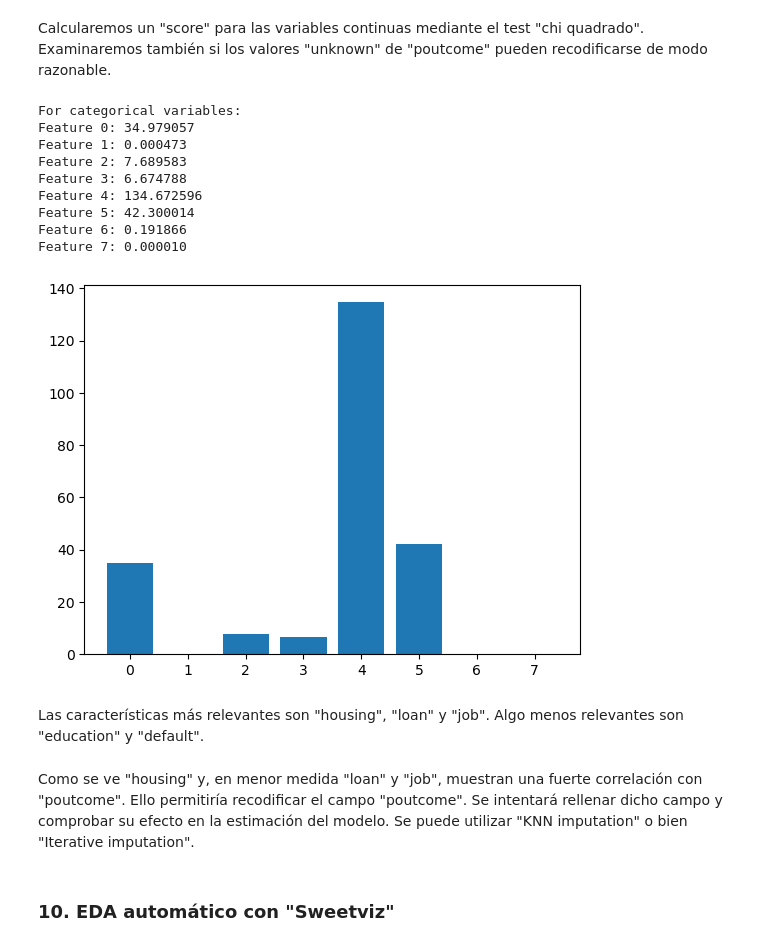
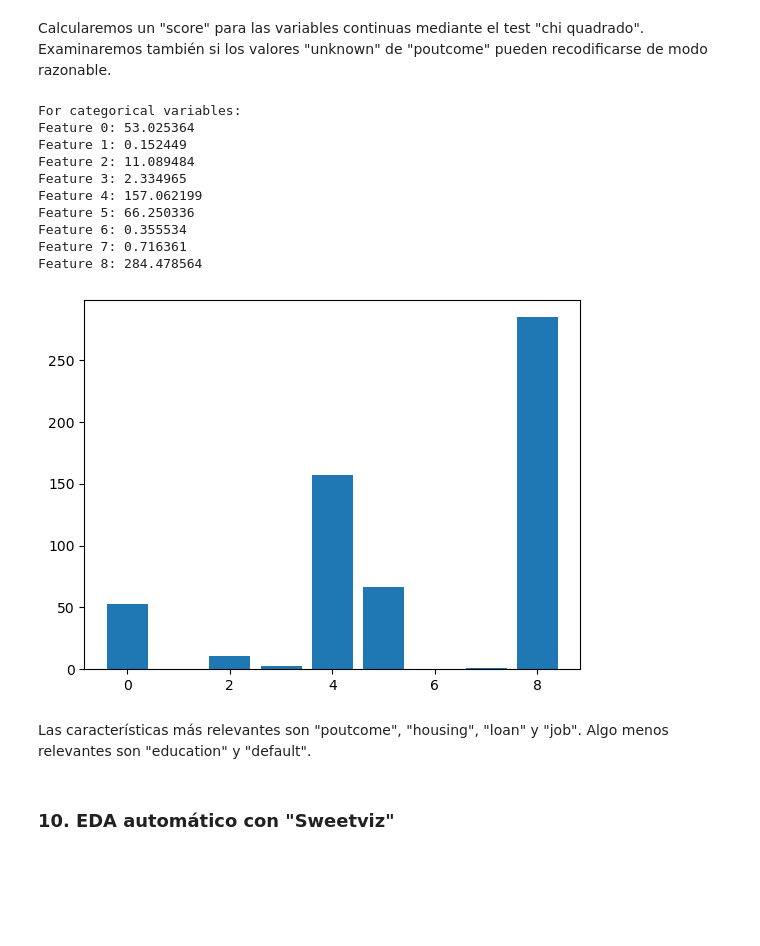
Before and after one commit to idrubo/Projecte-Machine-Learning, a Jupyter notebook: Sprint_5/Plantilla_bàsica_EDA.ipynb, the cells around one changed output. Saved outputs shown, nothing was run; the diff lists cells and outputs as text; code cells hidden in the pictures; blank space fills up the shorter version.

Commit message:
Corrección en las variables poutcome y deposit.

```diff
--- a/Sprint_5/Plantilla_bàsica_EDA.ipynb
+++ b/Sprint_5/Plantilla_bàsica_EDA.ipynb
@@ -241,12 +241,7 @@ df = df.fillna ({'education': education_mode [0]})
 
 # Seleccionamos primero las variables continuas.
 df_X = df.loc [:, ['age', 'balance', 'day', 'duration', 'campaign', 'pdays', 'previous']]
-df_Y = df.loc [:, ['poutcome']]
-
-# Asignamos un valor entero 'poutcome'.
-le = LabelEncoder ()
-for col in df_Y.select_dtypes(include='category').columns:
-   df_Y [col] = le.fit_transform (df_Y [col])
+df_Y = df.loc [:, ['deposit']]
 
 # La función "SelectKBest" acepta arrays de numpy.
 np_X = df_X.values
@@ -285,7 +278,7 @@ Como se ve "pdays" muestra una fuerte correlación con "poutcome". En menor medi
 # %% [markdown]
 Calcularemos un "score" para las variables continuas mediante el test "chi quadrado". Examinaremos también si los valores "unknown" de "poutcome" pueden recodificarse de modo razonable.
 # %%
-# Despés seleccionamos las variables categóricas.
+# Después seleccionamos las variables categóricas.
 
 # Convertimos las variables categóricas al tipo correcto.
 convert_dict = {'job':      'category',
@@ -301,49 +294,48 @@ convert_dict = {'job':      'category',
 
 df = df.astype (convert_dict)
 
-df_X = df.loc [:, ['job', 'marital', 'education', 'default', 'housing', 'loan', 'contact', 'month']]
-df_Y = df.loc [:, ['poutcome']]
+df_X = df.loc [:, ['job', 'marital', 'education', 'default', 'housing', 'loan', 'contact', 'month', 'poutcome']]
+df_Y = df.loc [:, ['deposit']]
 
 # Asignamos valores enteros a las características y a la salida.
 le = LabelEncoder ()
 for col in df_X.select_dtypes(include='category').columns:
    df_X [col] = le.fit_transform (df_X [col])
 
 for col in df_Y.select_dtypes(include='category').columns:
    df_Y [col] = le.fit_transform (df_Y [col])
 
 # La función "SelectKBest" acepta arrays de numpy.
 np_X = df_X.values
 np_Y = df_Y.values
 np_Y = np.ravel(np_Y, order='C')
 
 # Aplicamos el test chi cuadrado.
 fs = SelectKBest (score_func = chi2, k = 'all')
 fs.fit(np_X, np_Y)
 np_X = fs.transform (np_X)
 
 print; print ("For categorical variables:")
 for i in range (len (fs.scores_)):
    print ('Feature %d: %f' % (i, fs.scores_[i]))
 
 # Mostramos un histograma con el "score".
 plt.bar([i for i in range(len(fs.scores_))], fs.scores_)
 plt.show()
 # %% [output]
 For categorical variables:
-Feature 0: 34.979057
-Feature 1: 0.000473
-Feature 2: 7.689583
-Feature 3: 6.674788
-Feature 4: 134.672596
-Feature 5: 42.300014
-Feature 6: 0.191866
-Feature 7: 0.000010
+Feature 0: 53.025364
+Feature 1: 0.152449
+Feature 2: 11.089484
+Feature 3: 2.334965
+Feature 4: 157.062199
+Feature 5: 66.250336
+Feature 6: 0.355534
+Feature 7: 0.716361
+Feature 8: 284.478564
-[figure, old version]
+[figure, new version]
 # %% [markdown]
-Las características más relevantes son "housing", "loan" y "job". Algo menos relevantes son "education" y "default".
+Las características más relevantes son "poutcome", "housing", "loan" y "job". Algo menos relevantes son "education" y "default".
-# %% [markdown]
-Como se ve "housing" y, en menor medida "loan" y "job", muestran una fuerte correlación con "poutcome". Ello permitiría recodificar el campo "poutcome". Se intentará rellenar dicho campo y comprobar su efecto en la estimación del modelo. Se puede utilizar "KNN imputation" o bien "Iterative imputation".
 # %% [markdown]
 ### 10. EDA automático con "Sweetviz"
 # %%
```
Also changed, not shown: parts of 6 cells of this notebook.
